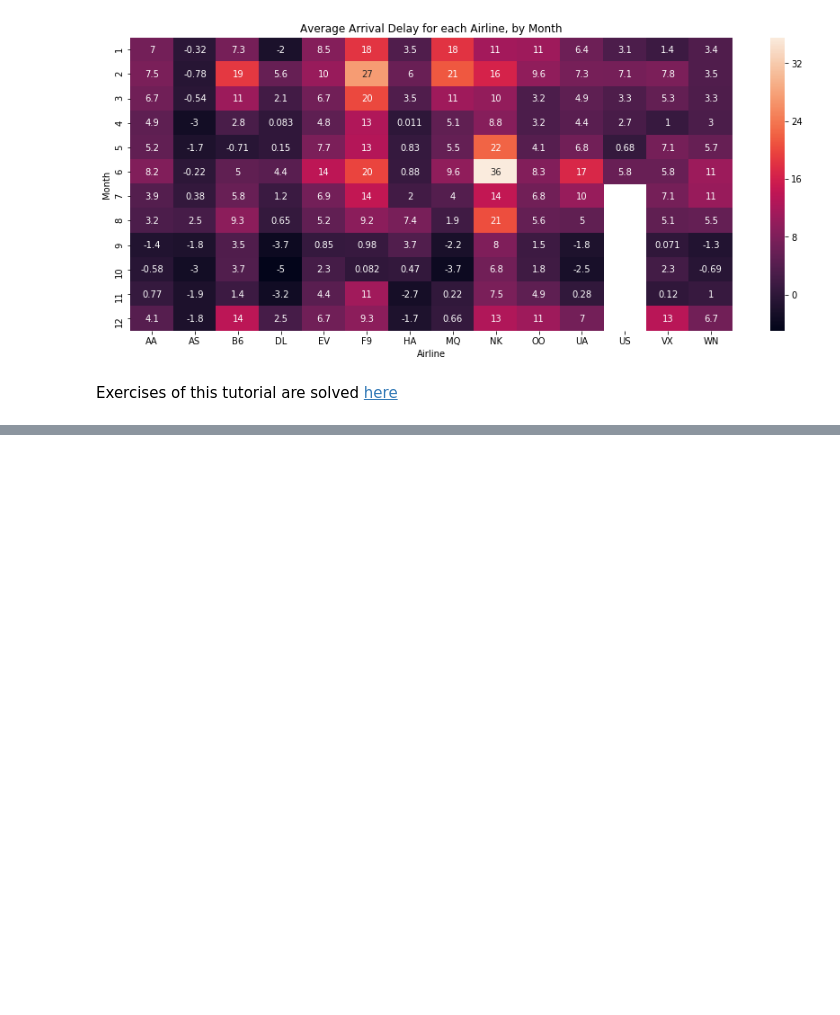
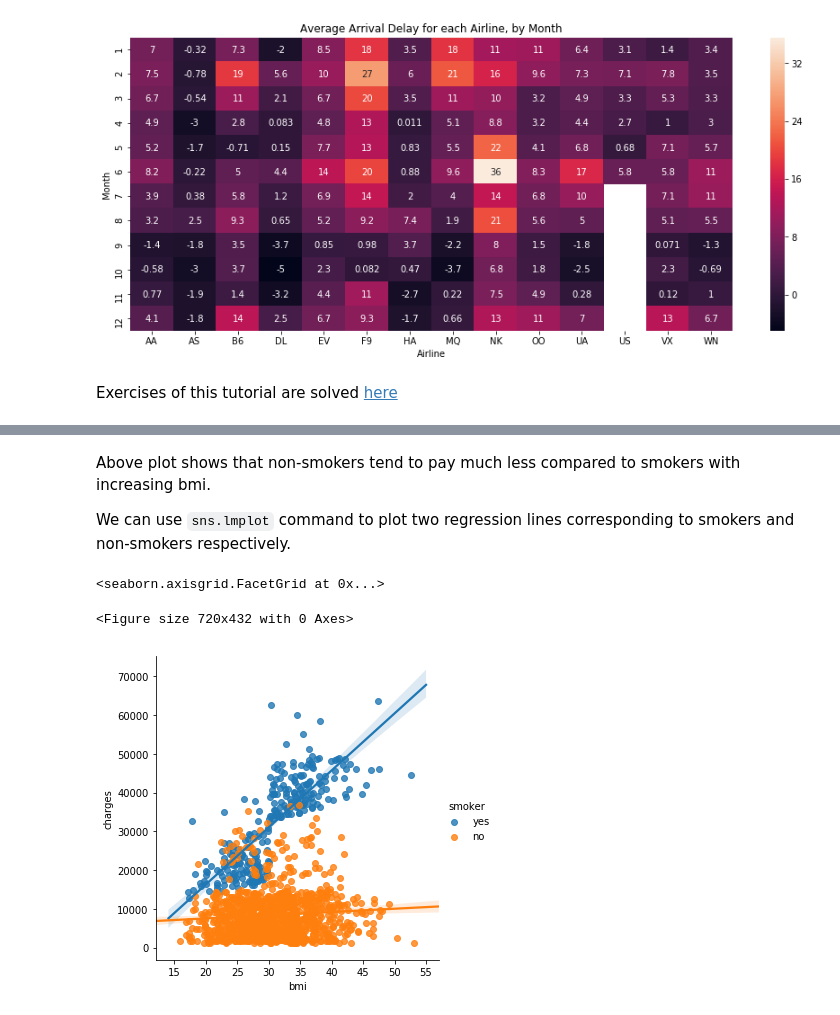
Before and after one commit to ShreyasJothish/datasciencestudygroup, a Jupyter notebook: MahendraBishnoi/02_Data_Visualization_From_Non_Coder_to_Coder.ipynb, the cells around one changed output, grey strips where cells are left out. Cells and saved outputs as stored; diff of their text form; code cells hidden in the pictures; blank space fills up the shorter version.

```diff
--- a/MahendraBishnoi/02_Data_Visualization_From_Non_Coder_to_Coder.ipynb
+++ b/MahendraBishnoi/02_Data_Visualization_From_Non_Coder_to_Coder.ipynb
@@ -245,0 +301,11 @@ Exercises of this tutorial are solved [here](https://www.kaggle.com/mahendrabish
+# %% [markdown]
+Above plot shows that non-smokers tend to pay much less compared to smokers with increasing bmi.
+
+We can use `sns.lmplot` command to plot two regression lines corresponding to smokers and non-smokers respectively.
+# %%
+plt.figure(figsize=(10, 6))
+sns.lmplot(x='bmi', y='charges', hue='smoker', data=insurance_data)
+# %% [output]
+<seaborn.axisgrid.FacetGrid at 0x...>
+<Figure size 720x432 with 0 Axes>
+[figure, added]
```
Also changed, not shown: parts of 16 cells of this notebook.
